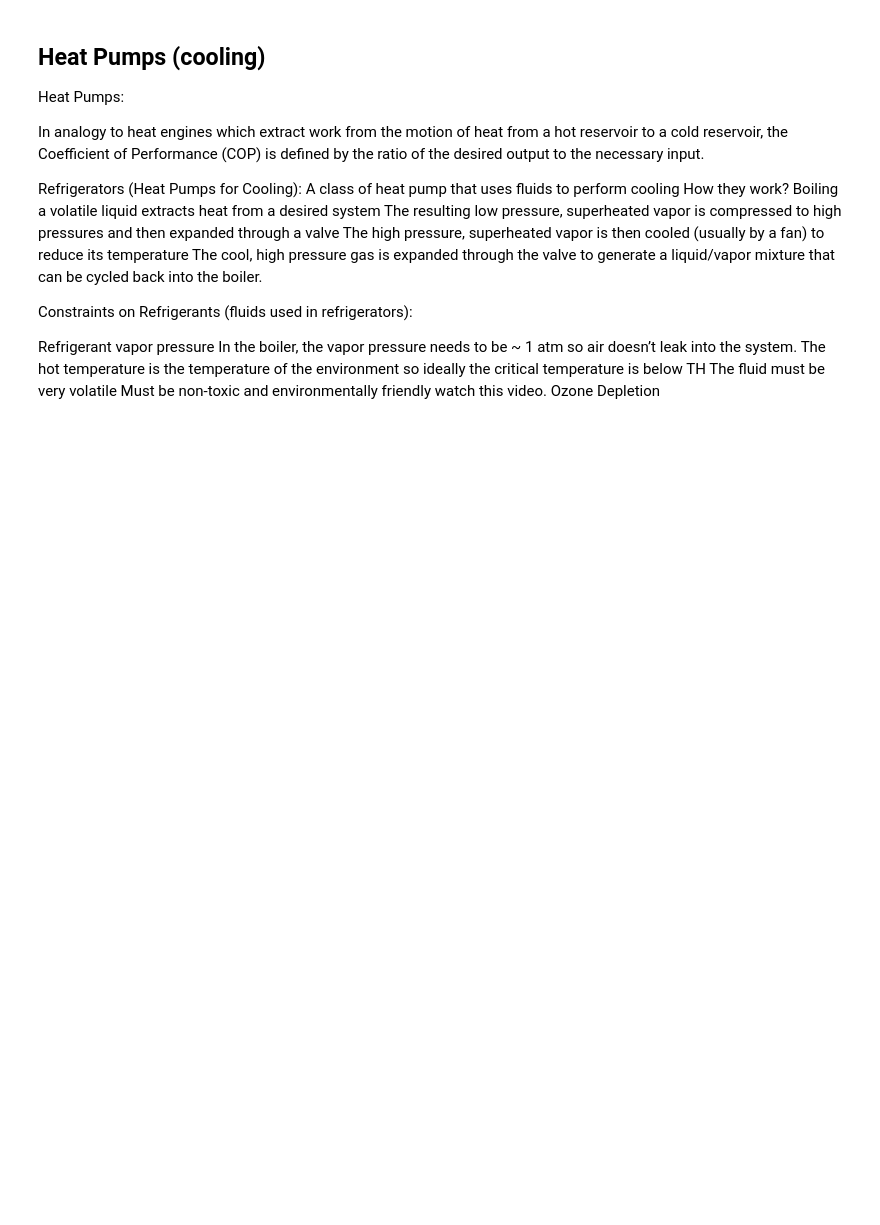
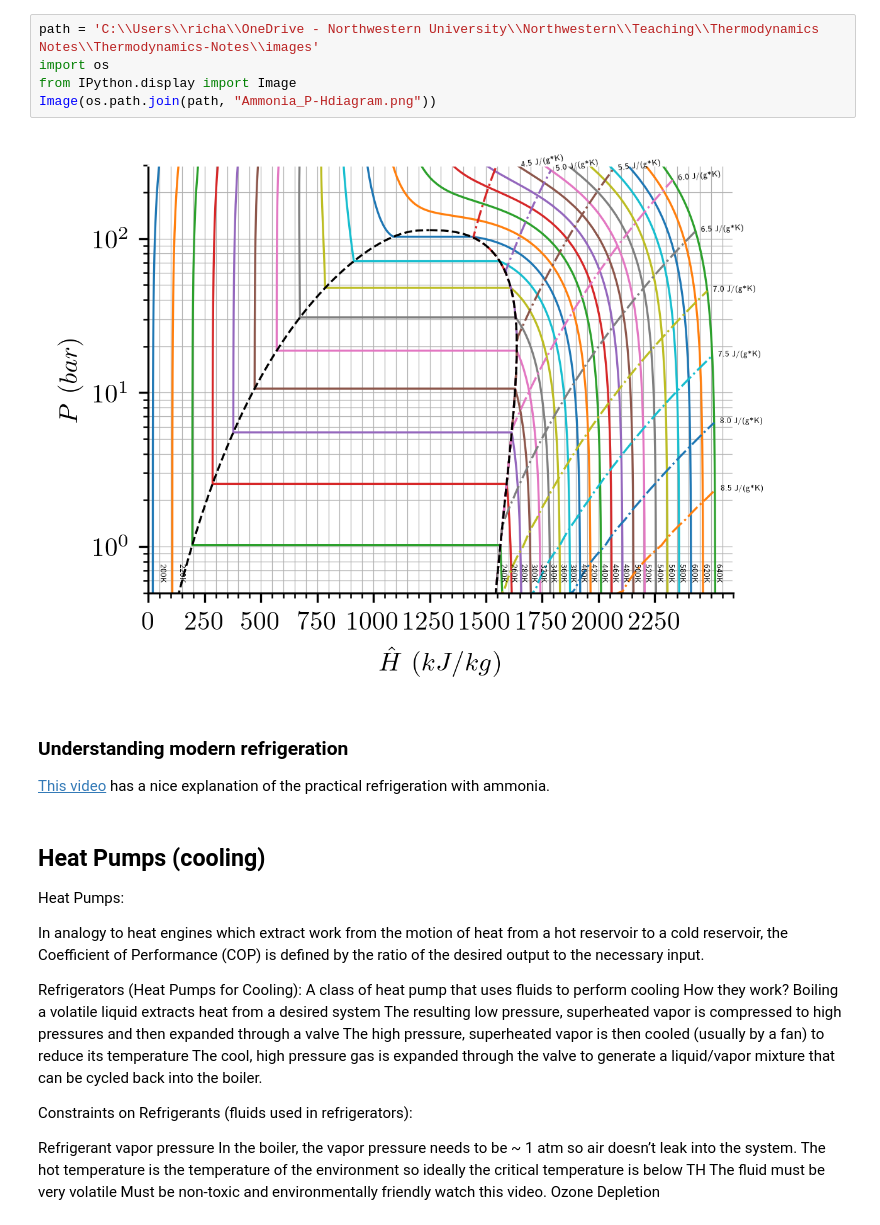
Before and after one commit to richardslaboratory/ChBE211_OER, a Jupyter notebook: _sources/Ch3/4.Refrigeration.ipynb, the cells around one changed output. Drawn from its saved outputs; the diff is of its cells as text; blank space fills up the shorter version.

```diff
--- a/_sources/Ch3/4.Refrigeration.ipynb
+++ b/_sources/Ch3/4.Refrigeration.ipynb
@@ -50,3 +57,14 @@ The T-S and P-H diagrams are instructive to understand what is happening:
+# %%
+path = 'C:\\Users\\richa\\OneDrive - Northwestern University\\Northwestern\\Teaching\\Thermodynamics Notes\\Thermodynamics-Notes\\images'
+import os
+from IPython.display import Image
+Image(os.path.join(path, "Ammonia_P-Hdiagram.png"))
+# %% [output]
+[figure, added]
+# %% [markdown]
+### Understanding modern refrigeration
+
+[This video](https://www.youtube.com/watch?v=peVAaLIJJ6c) has a nice explanation of the practical refrigeration with ammonia.
 # %% [markdown]
 ## Heat Pumps (cooling)
 
```
Also changed, not shown: parts of 5 cells of this notebook, 18 other files.
